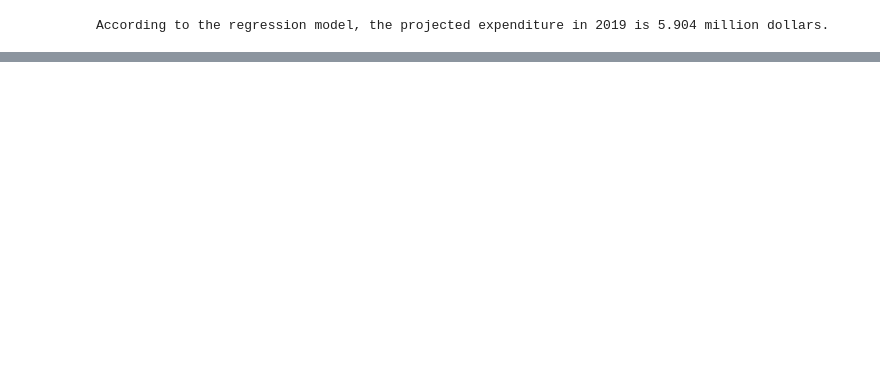
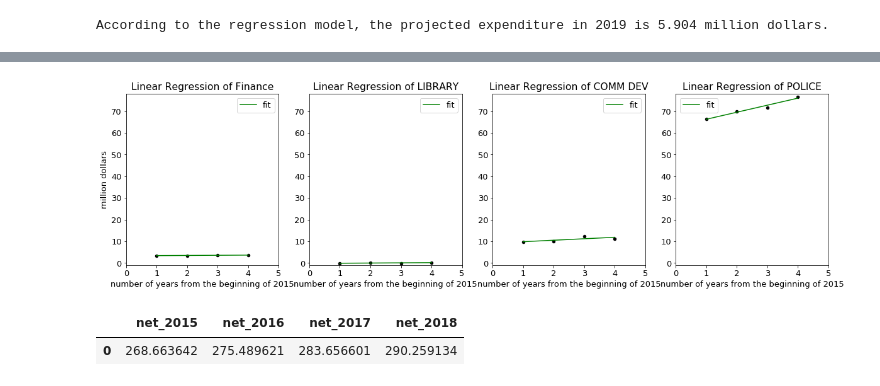
Before and after one commit to Kuku2333/s19-city-t3, a Jupyter notebook: yuankun.ipynb, the cells around one changed output, grey strips where cells are left out. Drawn from its saved outputs; the diff is of its cells as text; code cells hidden in the pictures; blank space fills up the shorter version.

```diff
--- a/yuankun.ipynb
+++ b/yuankun.ipynb
@@ -363,0 +516,30 @@ According to the regression model, the projected expenditure in 2019 is 5.904 mi
+# %%
+ax_list = list(plt.subplots(nrows=1, ncols=4, figsize=(20,5))[1])
+
+df_fn.plot.scatter(ax=ax_list[0], x='x', y='y', xlim=(0,5), ylim=(-1,78), c='black', title="Linear Regression of Finance")
+df_fn["fit"] = df_fn["x"] * m_fn + n_fn
+df_fn.plot.line(x='x', y='fit', ax=ax_list[0], c='green')
+
+df_lb.plot.scatter(ax=ax_list[1], x='x', y='y', xlim=(0,5), ylim=(-1,78), c='black', title="Linear Regression of LIBRARY")
+df_lb["fit"] = df_lb["x"] * m_lb + n_lb
+df_lb.plot.line(x='x', y='fit', ax=ax_list[1], c='green')
+
+df_cd.plot.scatter(ax=ax_list[2], x='x', y='y', xlim=(0,5), ylim=(-1,78), c='black', title="Linear Regression of COMM DEV")
+df_cd["fit"] = df_cd["x"] * m_cd + n_cd
+df_cd.plot.line(x='x', y='fit', ax=ax_list[2], c='green')
+
+df_pl.plot.scatter(ax=ax_list[3], x='x', y='y', xlim=(0,5), ylim=(-1,78), c='black', title="Linear Regression of POLICE")
+df_pl["fit"] = df_pl["x"] * m_pl + n_pl
+df_pl.plot.line(x='x', y='fit', ax=ax_list[3], c='green')
+
+ax_list[0].set_xlabel("number of years from the beginning of 2015")
+ax_list[0].set_ylabel("million dollars")
+ax_list[1].set_xlabel("number of years from the beginning of 2015")
+ax_list[1].set_ylabel("")
+ax_list[2].set_xlabel("number of years from the beginning of 2015")
+ax_list[2].set_ylabel("")
+ax_list[3].set_xlabel("number of years from the beginning of 2015")
+ax_list[3].set_ylabel("")
+None
+# %% [output]
+[figure, added]
@@ -363,0 +548,8 @@ According to the regression model, the projected expenditure in 2019 is 5.904 mi
+# %%
+pd_sum = pd.read_sql('SELECT SUM(fy2015) as net_2015, SUM(fy2016) as net_2016, SUM(fy2017) as net_2017, SUM(fy2018) as net_2018 '
+                    'FROM expenditure_table '
+                    'ORDER BY net_2015 DESC ', conn)
+pd_sum
+# %% [output]
+|  | net_2015 | net_2016 | net_2017 | net_2018 |
+| 0 | 268.663642 | 275.489621 | 283.656601 | 290.259134 |
```
Also changed, not shown: parts of 26 cells of this notebook.
